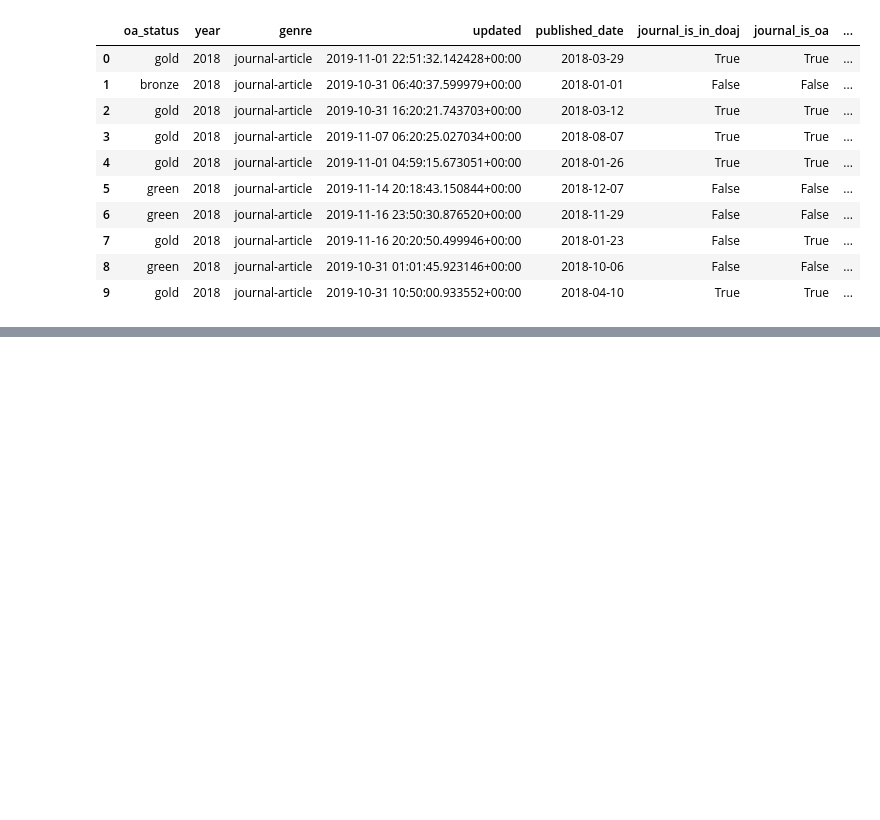
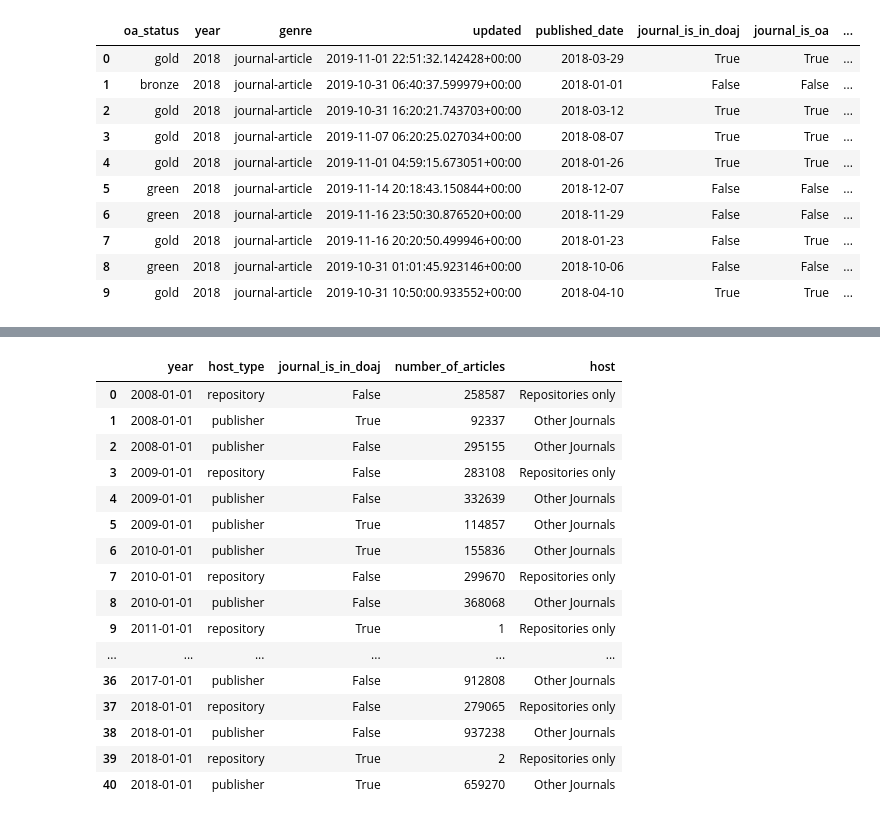
Before and after one commit to naustica/WAG-SHK, a Jupyter notebook: Open Access Evidence in Unpaywall - Python Version.ipynb, the cells around one changed output, grey strips where cells are left out. Saved outputs shown, nothing was run; the diff lists cells and outputs as text; code cells hidden in the pictures; blank space fills up the shorter version.

```diff
--- a/Open Access Evidence in Unpaywall - Python Version.ipynb
+++ b/Open Access Evidence in Unpaywall - Python Version.ipynb
@@ -77,0 +77,31 @@ plt.show()
+# %%
+HOST_TYPE_08_12_QUERY = f'SELECT year, host_type, journal_is_in_doaj, COUNT(DISTINCT(doi)) AS number_of_articles FROM {upw_08_12}, UNNEST (oa_locations) WHERE genre="journal-article" AND is_best=true GROUP BY year, host_type, journal_is_in_doaj'
+HOST_TYPE_13_19_QUERY = f'SELECT year, host_type, journal_is_in_doaj, COUNT(DISTINCT(doi)) AS number_of_articles FROM {upw_13_19}, UNNEST (oa_locations) WHERE genre="journal-article" AND year<2019 AND is_best=true GROUP BY year, host_type, journal_is_in_doaj'
+# %%
+host_type_08_12_query_df = client.query(HOST_TYPE_08_12_QUERY).to_dataframe()
+host_type_13_19_query_df = client.query(HOST_TYPE_13_19_QUERY).to_dataframe()
+host_type_df = pd.concat([host_type_08_12_query_df, host_type_13_19_query_df])
+host_type_df.year = pd.to_datetime(host_type_df.year.apply(lambda x: str(x) + "-01-01"))
+host_type_df = host_type_df.sort_values(by=['year']).reset_index(drop=True)
+host_type_df.loc[host_type_df['journal_is_in_doaj'] == True, 'host'] = 'DOAJ-listed Journal'
+host_type_df.loc[host_type_df['host_type'] == 'publisher', 'host'] = 'Other Journals'
+host_type_df.loc[host_type_df['host_type'] == 'repository', 'host'] = 'Repositories only'
+host_type_df
+# %% [output]
+|  | year | host_type | journal_is_in_doaj | number_of_articles | host |
+| 0 | 2008-01-01 | repository | False | 258587 | Repositories only |
+| 1 | 2008-01-01 | publisher | True | 92337 | Other Journals |
+| 2 | 2008-01-01 | publisher | False | 295155 | Other Journals |
+| 3 | 2009-01-01 | repository | False | 283108 | Repositories only |
+| 4 | 2009-01-01 | publisher | False | 332639 | Other Journals |
+| 5 | 2009-01-01 | publisher | True | 114857 | Other Journals |
+| 6 | 2010-01-01 | publisher | True | 155836 | Other Journals |
+| 7 | 2010-01-01 | repository | False | 299670 | Repositories only |
+| 8 | 2010-01-01 | publisher | False | 368068 | Other Journals |
+| 9 | 2011-01-01 | repository | True | 1 | Repositories only |
+| ... | ... | ... | ... | ... | ... |
+| 36 | 2017-01-01 | publisher | False | 912808 | Other Journals |
+| 37 | 2018-01-01 | repository | False | 279065 | Repositories only |
+| 38 | 2018-01-01 | publisher | False | 937238 | Other Journals |
+| 39 | 2018-01-01 | repository | True | 2 | Repositories only |
+| 40 | 2018-01-01 | publisher | True | 659270 | Other Journals |
```
Also changed, not shown: parts of 6 cells of this notebook.
